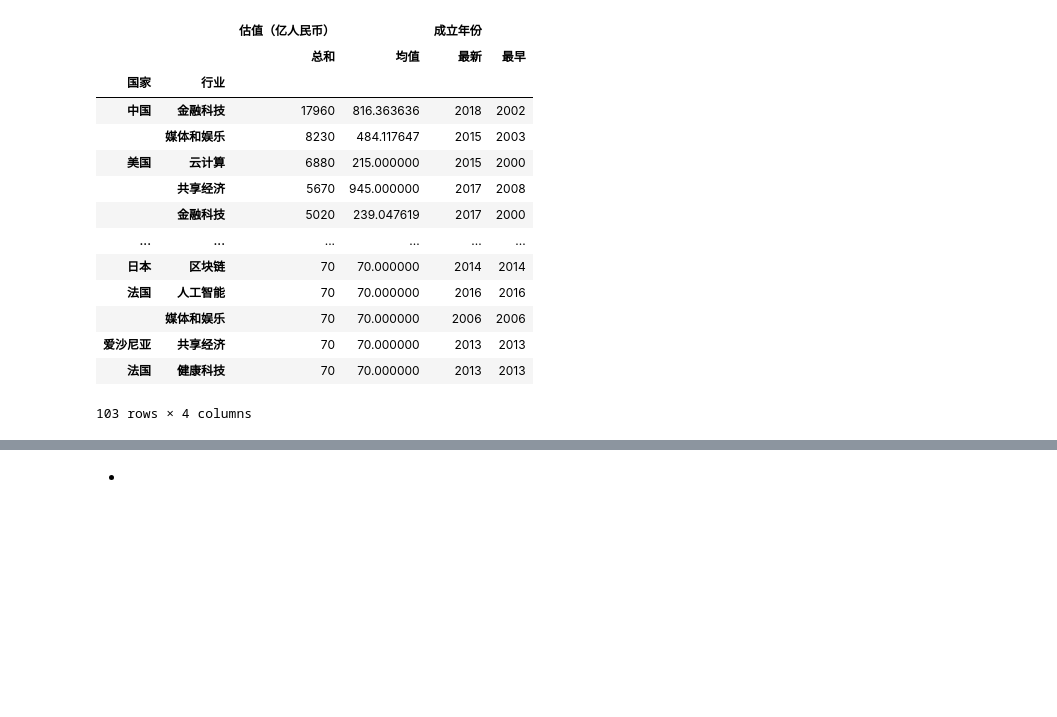
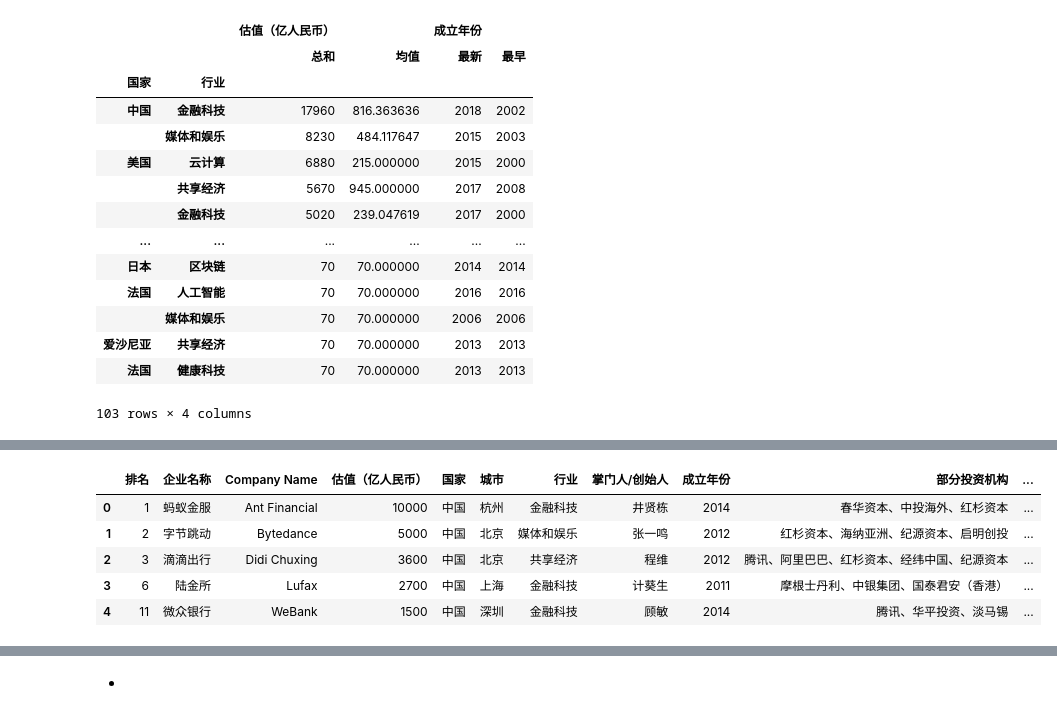
Before and after one commit to QiuYuAn0303/nfu-pandas, a Jupyter notebook: week3/week3练习.ipynb, the cells around one changed output, grey strips where cells are left out. Drawn from its saved outputs; the diff is of its cells as text; code cells hidden in the pictures; blank space fills up the shorter version.

```diff
--- a/week3/week3练习.ipynb
+++ b/week3/week3练习.ipynb
@@ -600,0 +614,11 @@ df_grouped_03.groups
+# %%
+# B2 20春_pandas_week02_hurun_unicorn_more.csv
+df = pd.read_csv("20春_pandas_week02_hurun_unicorn_more.csv", encoding="utf8", sep="\t")
+df.head()
+# %% [output]
+|  | 排名 | 企业名称 | Company Name | 估值（亿人民币） | 国家 | 城市 | 行业 | 掌门人/创始人 | 成立年份 | 部分投资机构 | ... |
+| 0 | 1 | 蚂蚁金服 | Ant Financial | 10000 | 中国 | 杭州 | 金融科技 | 井贤栋 | 2014 | 春华资本、中投海外、红杉资本 | ... |
+| 1 | 2 | 字节跳动 | Bytedance | 5000 | 中国 | 北京 | 媒体和娱乐 | 张一鸣 | 2012 | 红杉资本、海纳亚洲、纪源资本、启明创投 | ... |
+| 2 | 3 | 滴滴出行 | Didi Chuxing | 3600 | 中国 | 北京 | 共享经济 | 程维 | 2012 | 腾讯、阿里巴巴、红杉资本、经纬中国、纪源资本 | ... |
+| 3 | 6 | 陆金所 | Lufax | 2700 | 中国 | 上海 | 金融科技 | 计葵生 | 2011 | 摩根士丹利、中银集团、国泰君安（香港） | ... |
+| 4 | 11 | 微众银行 | WeBank | 1500 | 中国 | 深圳 | 金融科技 | 顾敏 | 2014 | 腾讯、华平投资、淡马锡 | ... |
```
Also changed, not shown: parts of 4 cells of this notebook.
